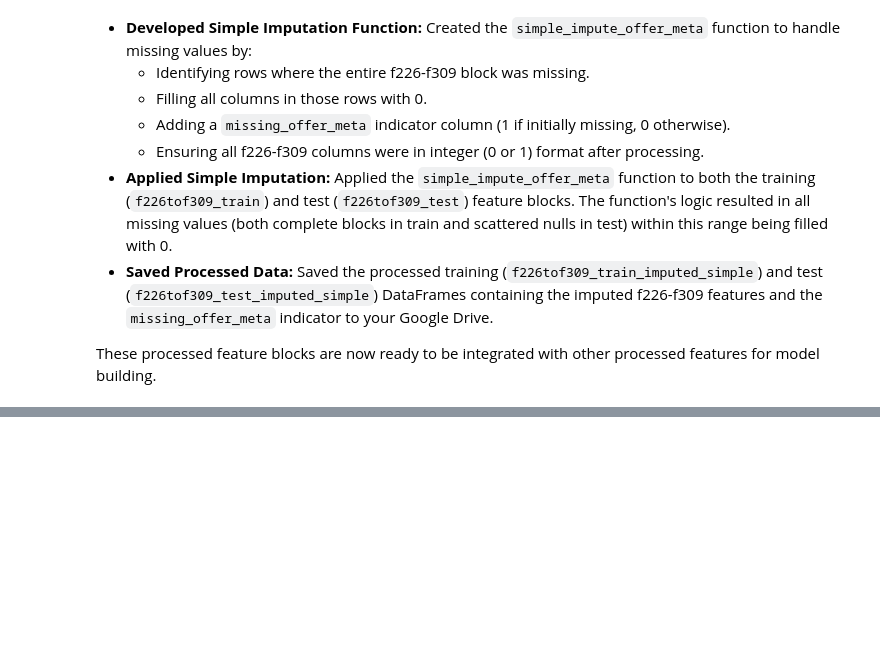
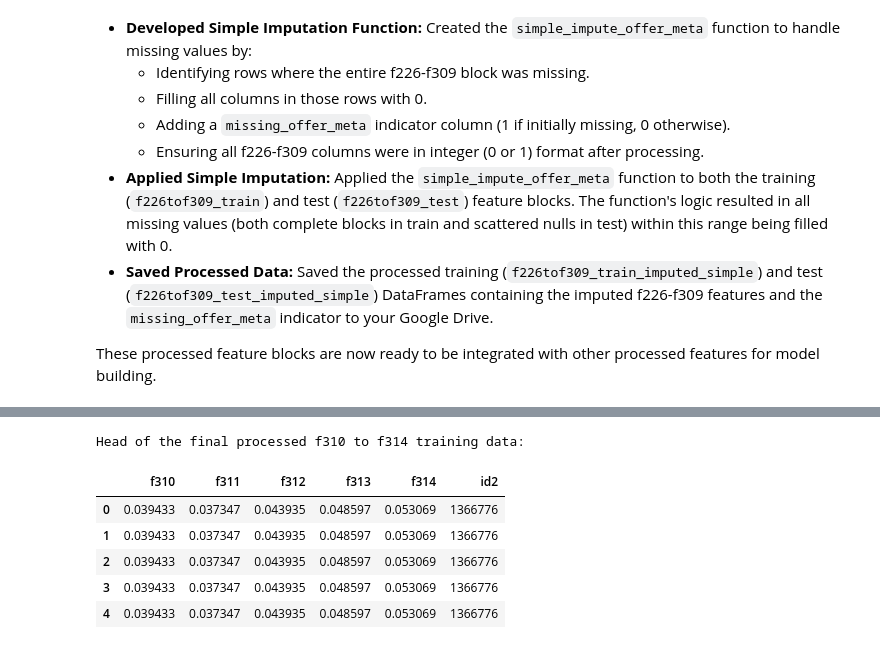
Before and after one commit to rishabh-0042/American_Express_Hackathon_25-2025, a Jupyter notebook: AMEXHackathon_2.ipynb, the cells around one changed output, grey strips where cells are left out. Saved outputs shown, nothing was run; the diff lists cells and outputs as text; code cells hidden in the pictures; blank space fills up the shorter version.

```diff
--- a/AMEXHackathon_2.ipynb
+++ b/AMEXHackathon_2.ipynb
@@ -1173,0 +1395,11 @@ These processed feature blocks are now ready to be integrated with other process
+# %%
+print("Head of the final processed f310 to f314 training data:")
+display(f310tof314_train_imputed.head())
+# %% [output]
+Head of the final processed f310 to f314 training data:
+|  | f310 | f311 | f312 | f313 | f314 | id2 |
+| 0 | 0.039433 | 0.037347 | 0.043935 | 0.048597 | 0.053069 | 1366776 |
+| 1 | 0.039433 | 0.037347 | 0.043935 | 0.048597 | 0.053069 | 1366776 |
+| 2 | 0.039433 | 0.037347 | 0.043935 | 0.048597 | 0.053069 | 1366776 |
+| 3 | 0.039433 | 0.037347 | 0.043935 | 0.048597 | 0.053069 | 1366776 |
+| 4 | 0.039433 | 0.037347 | 0.043935 | 0.048597 | 0.053069 | 1366776 |
```
Also changed, not shown: parts of 12 cells of this notebook.
